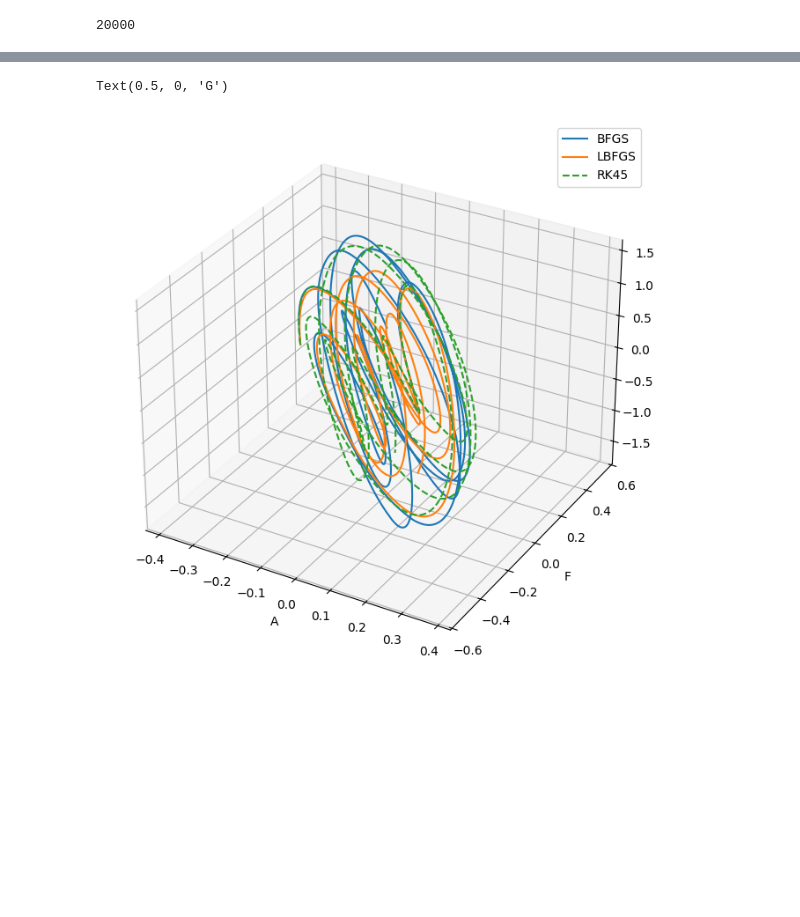
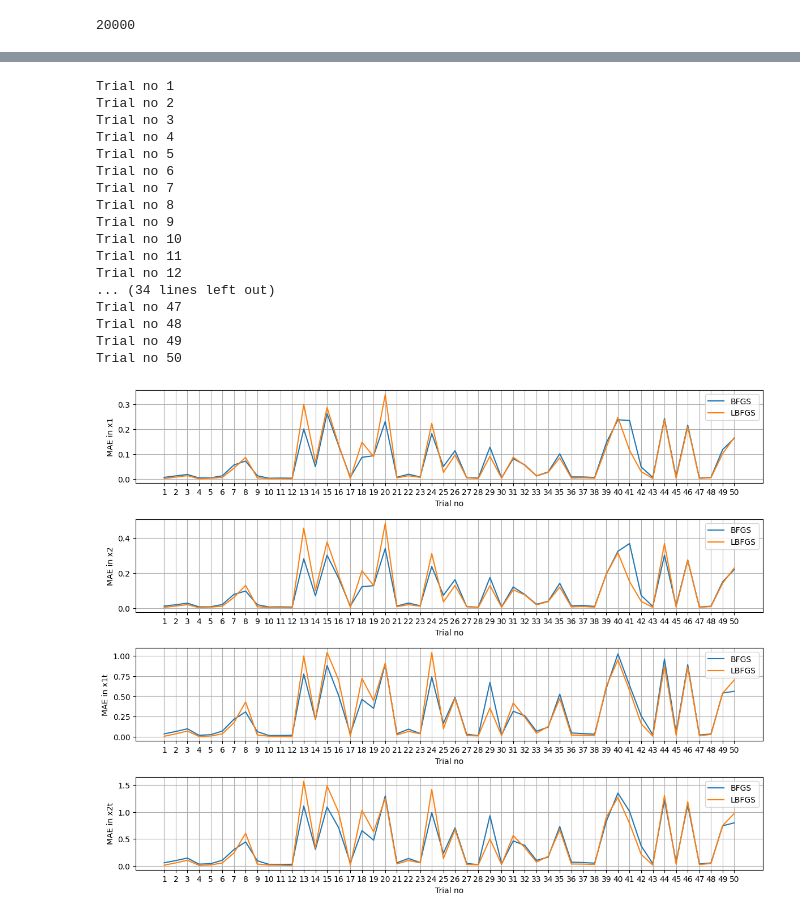
Before and after one commit to WasiimMK/CDeepONet, a Jupyter notebook: Linux/(2TERMS)(Test)TimeStepping_ParamsLBFGS_ConsBFGS_DoublePend.ipynb, the cells around one changed output, grey strips where cells are left out. Drawn from its saved outputs; the diff is of its cells as text; code cells hidden in the pictures; blank space fills up the shorter version.

```diff
--- a/Linux/(2TERMS)(Test)TimeStepping_ParamsLBFGS_ConsBFGS_DoublePend.ipynb
+++ b/Linux/(2TERMS)(Test)TimeStepping_ParamsLBFGS_ConsBFGS_DoublePend.ipynb
@@ -1863,18 +1896,3 @@ plt.legend()
-# %%
-fig = plt.figure(figsize=(8,8))
-ax = fig.add_subplot(projection='3d')
-#ax.plot(x1_pred_ovan, x2_pred_ovan, y1_pred_ovan, label='OVanilla')
-#ax.plot(x1_pred_van, x2_pred_van, y1_pred_van, label='Vanilla')
-ax.plot(x1_pred_bfgs, x2_pred_bfgs, y1_pred_bfgs, label='BFGS')
-ax.plot(x1_pred_lbfgs, x2_pred_lbfgs, y1_pred_lbfgs, label='LBFGS')
-ax.plot(x1_rk, x2_rk, y1_rk, linestyle='--', label='RK45')
-ax.legend()
-ax.set_xlabel('A')
-ax.set_ylabel('F')
-ax.set_zlabel('G')
-# %% [output]
-Text(0.5, 0, 'G')
-[figure, removed]
 # %%
 def compare_methods(num_trials, t_end_val) :
 
@@ -2073,3 +2089,24 @@ def compare_methods(num_trials, t_end_val) :
+# %%
+compare_methods(50, 10.0)
+# %% [output]
+Trial no 1
+Trial no 2
+Trial no 3
+Trial no 4
+Trial no 5
+Trial no 6
+Trial no 7
+Trial no 8
+Trial no 9
+Trial no 10
+Trial no 11
+Trial no 12
+... (34 lines left out)
+Trial no 47
+Trial no 48
+Trial no 49
+Trial no 50
+[figure, added]
 # %%
 # _, _, Vparams_flat = flatten_pytree(Vparams)
 # jnp.save("V_t1.0_1000_5000_ep_DP", Vparams_flat)
```
Also changed, not shown: parts of 32 cells of this notebook, 6 other files.
